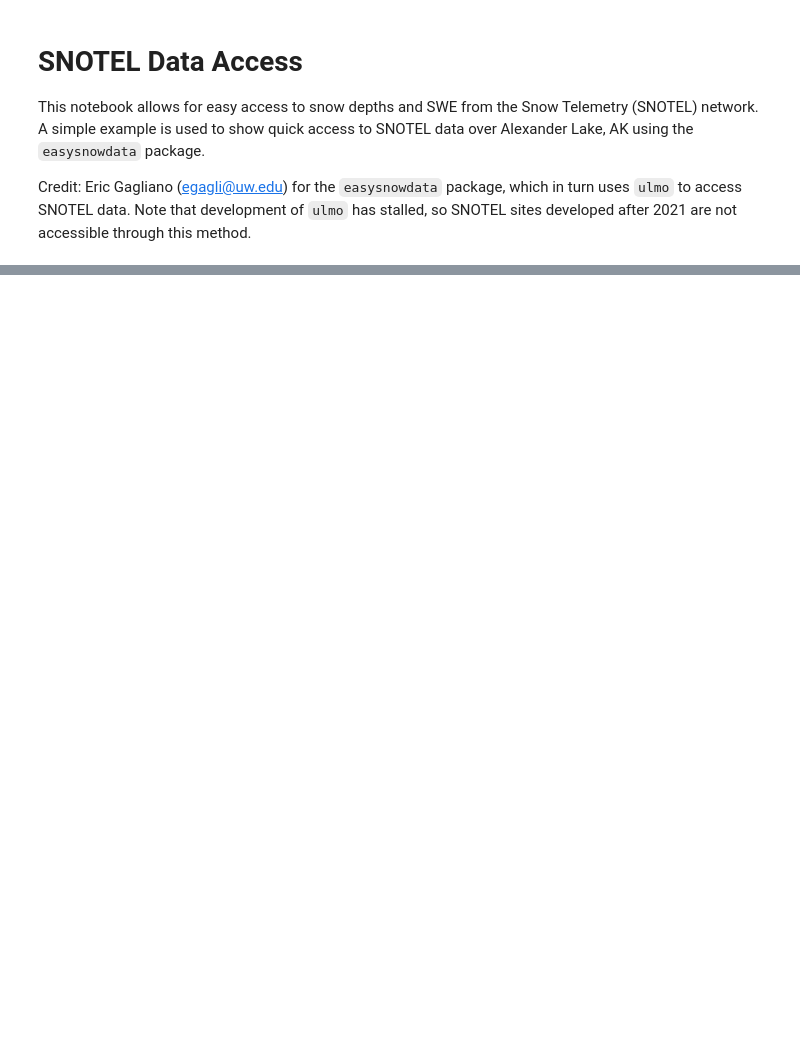
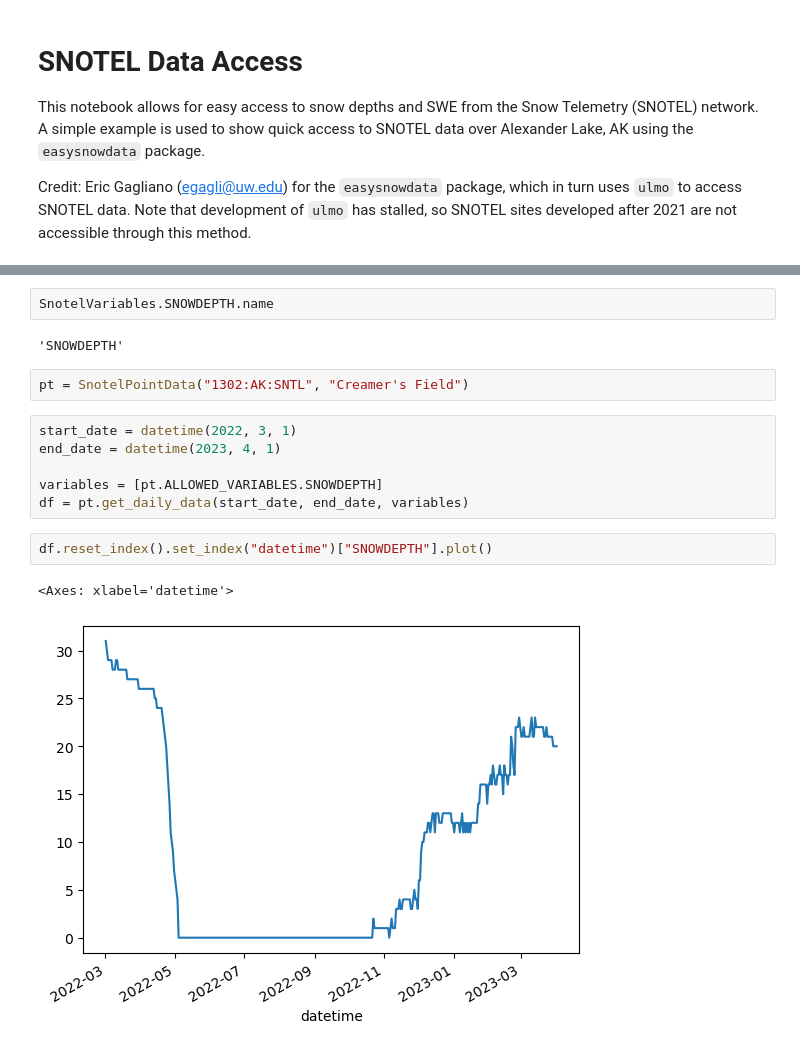
Before and after one commit to zachghiaccio/SnowPit, a Jupyter notebook: snow-depth/snotel_data_access.ipynb, the cells around one changed output, grey strips where cells are left out. Cells and saved outputs as stored; diff of their text form; blank space fills up the shorter version.

Commit message:
Overhauling SNOTEL notebook to use Metloom instead.

```diff
--- a/snow-depth/snotel_data_access.ipynb
+++ b/snow-depth/snotel_data_access.ipynb
@@ -147,0 +66,17 @@ f.tight_layout()
+# %%
+SnotelVariables.SNOWDEPTH.name
+# %% [output]
+'SNOWDEPTH'
+# %%
+pt = SnotelPointData("1302:AK:SNTL", "Creamer's Field")
+# %%
+start_date = datetime(2022, 3, 1)
+end_date = datetime(2023, 4, 1)
+
+variables = [pt.ALLOWED_VARIABLES.SNOWDEPTH]
+df = pt.get_daily_data(start_date, end_date, variables)
+# %%
+df.reset_index().set_index("datetime")["SNOWDEPTH"].plot()
+# %% [output]
+<Axes: xlabel='datetime'>
+[figure, added]
```
Also changed, not shown: parts of 23 cells of this notebook.
